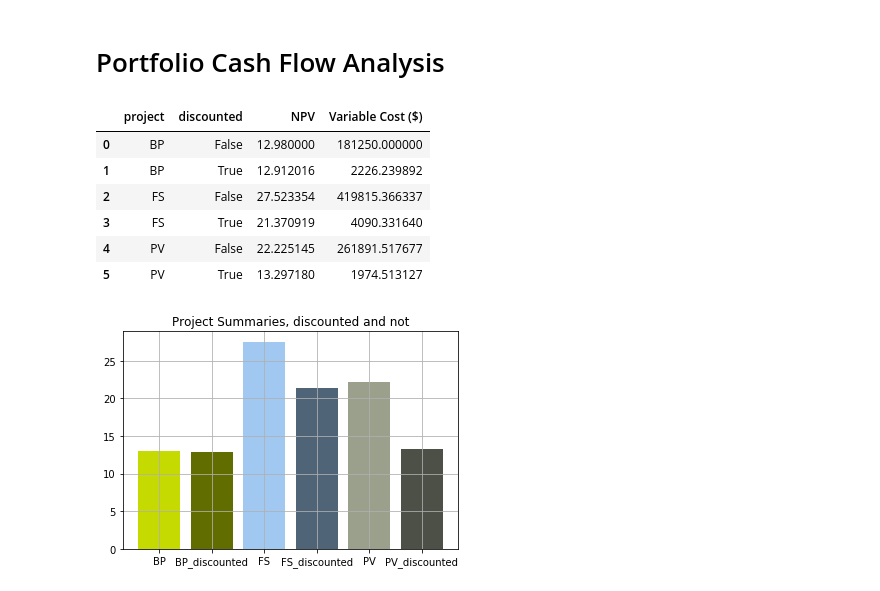
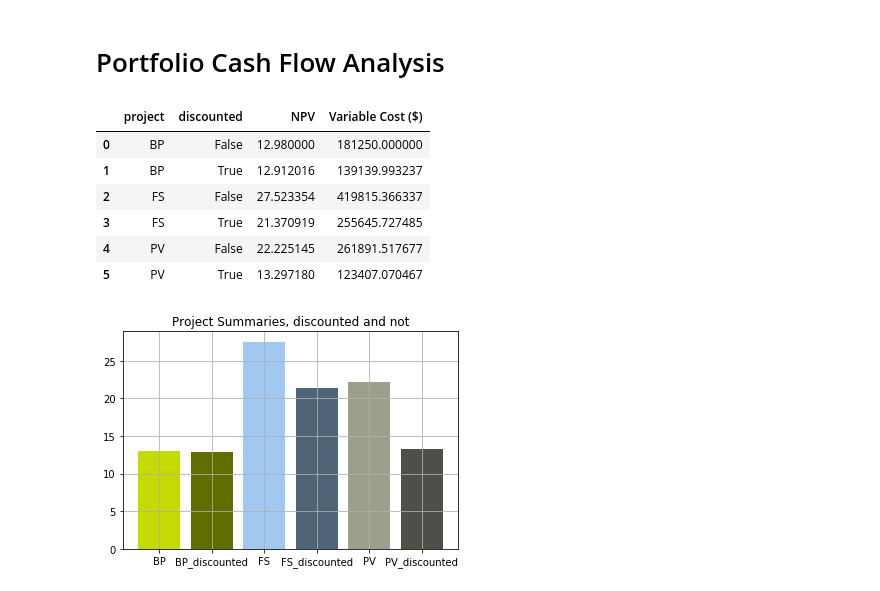
Before and after one commit to ldnelso2/portfolio, a Jupyter notebook: nz_portfolio_dashboard.ipynb, the cells around one changed output. Drawn from its saved outputs; the diff is of its cells as text; code cells hidden in the pictures.

Commit message:
make df for variable cost & update graph

```diff
--- a/nz_portfolio_dashboard.ipynb
+++ b/nz_portfolio_dashboard.ipynb
@@ -35,89 +63,56 @@ COST_VARIABLE = get_smartsheet_cell(19, 2, sheet, 'value') / periods_in_year
 # %%
-# Allow for easy targeting of rows, here [20 - 70]
-SHEET_ROW_START = 30
-SHEET_ROW_END = 70
-
-def sheet_row_to_cf(row):
-    return CashFlow(
-        delay_qtrs = row.delay_qtrs,
-        digital_gallons = row.digital_gallons,
-        discount_rate = row.discount_rate,
-        max_amt = row.max_amt,
-        scale_up_qtrs = row.scale_up_qtrs,
-        function = row.function,
-        name = row.name,
-        is_cost = row.is_cost,
-        start_amt=row.start_value,
-    )
-
-# iterate through smartsheet and build project map, then sort it
-project_map = defaultdict(list)
-for index, sheet_row in enumerate(sheet.rows):
-    if index < SHEET_ROW_START or index > SHEET_ROW_END:
-        continue
-
-    row = PortfolioSheetRow(sheet_row.to_dict())
-    if row.project_code and row.include_in_model:
-        project_map[row.project_code].append(sheet_row_to_cf(row))
-project_map = OrderedDict(sorted(project_map.items()))
-
-
 # Build Cash Flow DataFrame from project_map
 rows = []
 for project_id, cash_flows in project_map.items():
     for cash_flow in cash_flows:
         rows.append([project_id, True, cash_flow.name] + cash_flow.discounted_qtr)  # Discounted
         rows.append([project_id, False, cash_flow.name] + cash_flow.non_discounted_qtr)  # Undiscounted
 
-df = pd.DataFrame(data=rows, columns=['project', 'discounted', 'name'] + quarter_labels)
-summarized_df = df.groupby(['project', 'discounted'])\
+cf_df = pd.DataFrame(data=rows, columns=['project', 'discounted', 'name'] + quarter_labels)
+summarized_df = cf_df.groupby(['project', 'discounted'])\
                   .sum(numeric_only=True)\
                   .sum(numeric_only=True, axis=1)\
                   .reset_index(name='NPV')\
                   .sort_values(by=['project'])
 
 # Create a dataframe with variable cost
 rows = []
 for project_id, flows in project_map.items():
     unit_multiplier = 10**6  # put in dollars
     to_variable_cost = lambda v: v * unit_multiplier * COST_VARIABLE
 
-    d_dg = combine_flows(flows, 'discounted_dg_qtr')
-    nd_dg = combine_flows(flows, 'non_discounted_dg_qtr')
+    for cf in flows:
+        d_dg_cost = list(map(to_variable_cost, cf.discounted_dg_qtr))
+        nd_dg_cost = list(map(to_variable_cost, cf.non_discounted_dg_qtr))
+        d_variable_cost = [0]  # No variable cost at Q0
+        nd_variable_cost = [0]  # No variable cost at Q0
+        # iterable is of form [(0, (0, 1)), (1, (1, 2)), (n, (n + 1))]
+        for index, step in list(enumerate(zip(quarters_index, quarters)))[:-1]:
+            # integraing using trapezoidal riemann sum
+            d_variable_cost.append(np.trapz([d_dg_cost[index], d_dg_cost[index + 1]], step))
+            nd_variable_cost.append(np.trapz([nd_dg_cost[index], nd_dg_cost[index + 1]], step))
 
-    d_dg_cost = list(map(to_variable_cost, d_dg))
-    nd_dg_cost = list(map(to_variable_cost, nd_dg))
+        rows.append([project_id, True, cf.name] + d_variable_cost)
+        rows.append([project_id, False, cf.name] + nd_variable_cost)
 
-
-    d_variable_cost = [0]  # No variable cost at Q0
-    nd_variable_cost = [0]  # No variable cost at Q0
-    # iterable is of form [(0, (0, 1)), (1, (1, 2)), (n, (n + 1))]
-    for index, step in list(enumerate(zip(quarters_index, quarters)))[:-1]:
-        # integraing using trapezoidal riemann sum
-        d_variable_cost.append(np.trapz([d_dg[index], d_dg[index + 1]], step))
-        nd_variable_cost.append(np.trapz([nd_dg_cost[index], nd_dg_cost[index + 1]], step))
-
-    rows.append([project_id, True] + d_variable_cost)
-    rows.append([project_id, False] + nd_variable_cost)
-
-dg_df = pd.DataFrame(data=rows, columns=['project', 'discounted'] + quarter_labels)
+dg_df = pd.DataFrame(data=rows, columns=['project', 'discounted', 'name'] + quarter_labels)
 summarized_dg_df = dg_df.groupby(['project', 'discounted'])\
                       .sum(numeric_only=True)\
                       .sum(numeric_only=True, axis=1)\
                       .reset_index(name='Variable Cost ($)')\
                       .sort_values(by=['project'])
 
 # Merge the two together
 summarized = pd.merge(summarized_df, summarized_dg_df, how='inner', on=['project', 'discounted'])
 summarized
 # %% [output]
 |  | project | discounted | NPV | Variable Cost ($) |
 | 0 | BP | False | 12.980000 | 181250.000000 |
-| 1 | BP | True | 12.912016 | 2226.239892 |
+| 1 | BP | True | 12.912016 | 139139.993237 |
 | 2 | FS | False | 27.523354 | 419815.366337 |
-| 3 | FS | True | 21.370919 | 4090.331640 |
+| 3 | FS | True | 21.370919 | 255645.727485 |
 | 4 | PV | False | 22.225145 | 261891.517677 |
-| 5 | PV | True | 13.297180 | 1974.513127 |
+| 5 | PV | True | 13.297180 | 123407.070467 |
 # %%
 def gen_label(row):
     postfix = '_discounted' if row['discounted'] else ''
```
Also changed, not shown: parts of 6 cells of this notebook.
